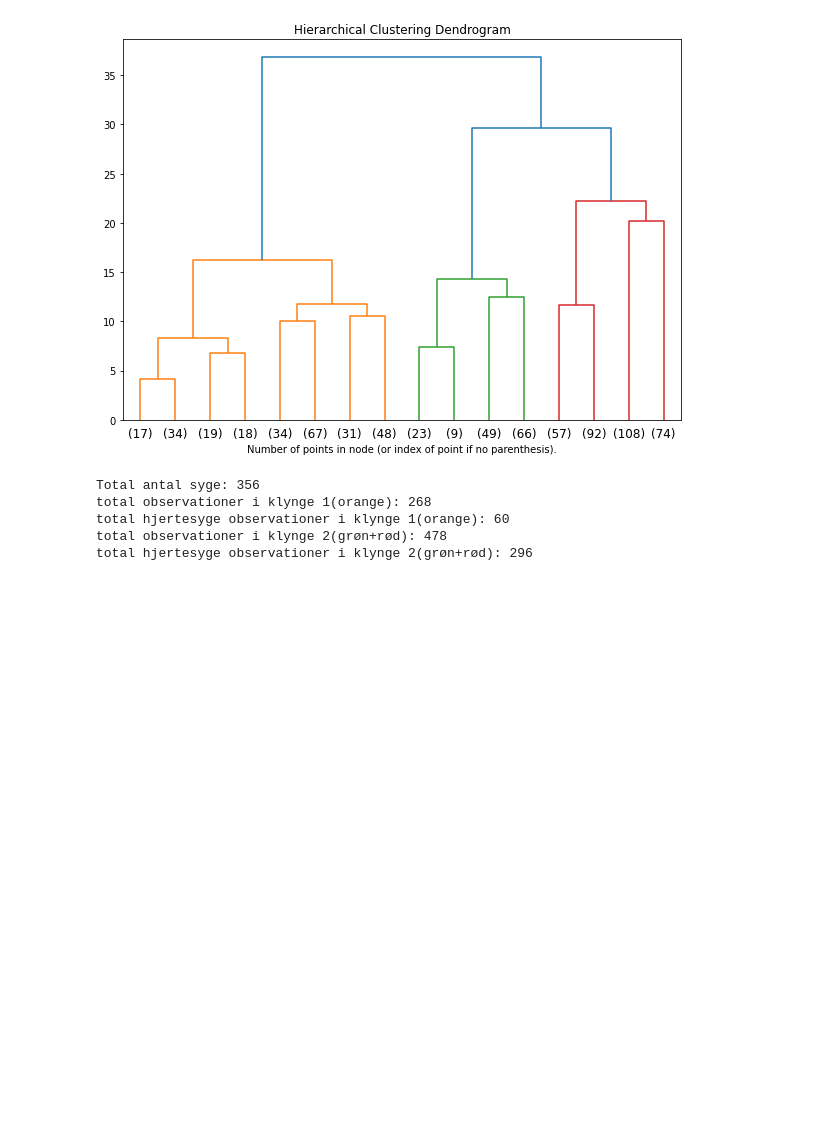
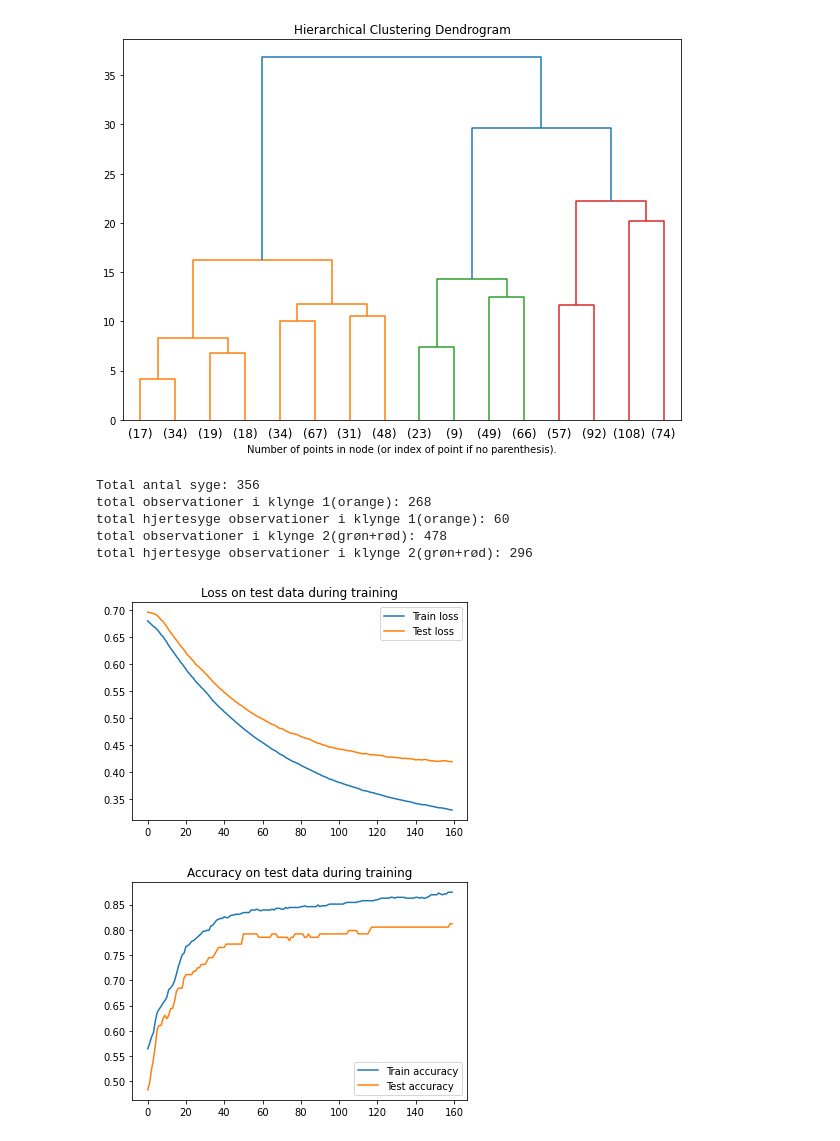
Before and after one commit to MIk1812/bigdata, a Jupyter notebook: Notebook.ipynb, the cells around one changed output. Drawn from its saved outputs; the diff is of its cells as text; code cells hidden in the pictures; blank space fills up the shorter version.

```diff
--- a/Notebook.ipynb
+++ b/Notebook.ipynb
@@ -271,0 +405,16 @@ total hjertesyge observationer i klynge 2(grøn+rød): 296
+# %%
+# Plot final results
+plt.plot(eval_counter, train_losses)
+plt.plot(eval_counter, test_losses)
+plt.title("Loss on test data during training")
+plt.legend(["Train loss", "Test loss"])
+plt.show()
+
+plt.plot(eval_counter, train_accuracies)
+plt.plot(eval_counter, test_accuracies)
+plt.title("Accuracy on test data during training")
+plt.legend(["Train accuracy", "Test accuracy"])
+plt.show()
+# %% [output]
+[figure, added]
+[figure, added]
```
Also changed, not shown: parts of 4 cells of this notebook.
